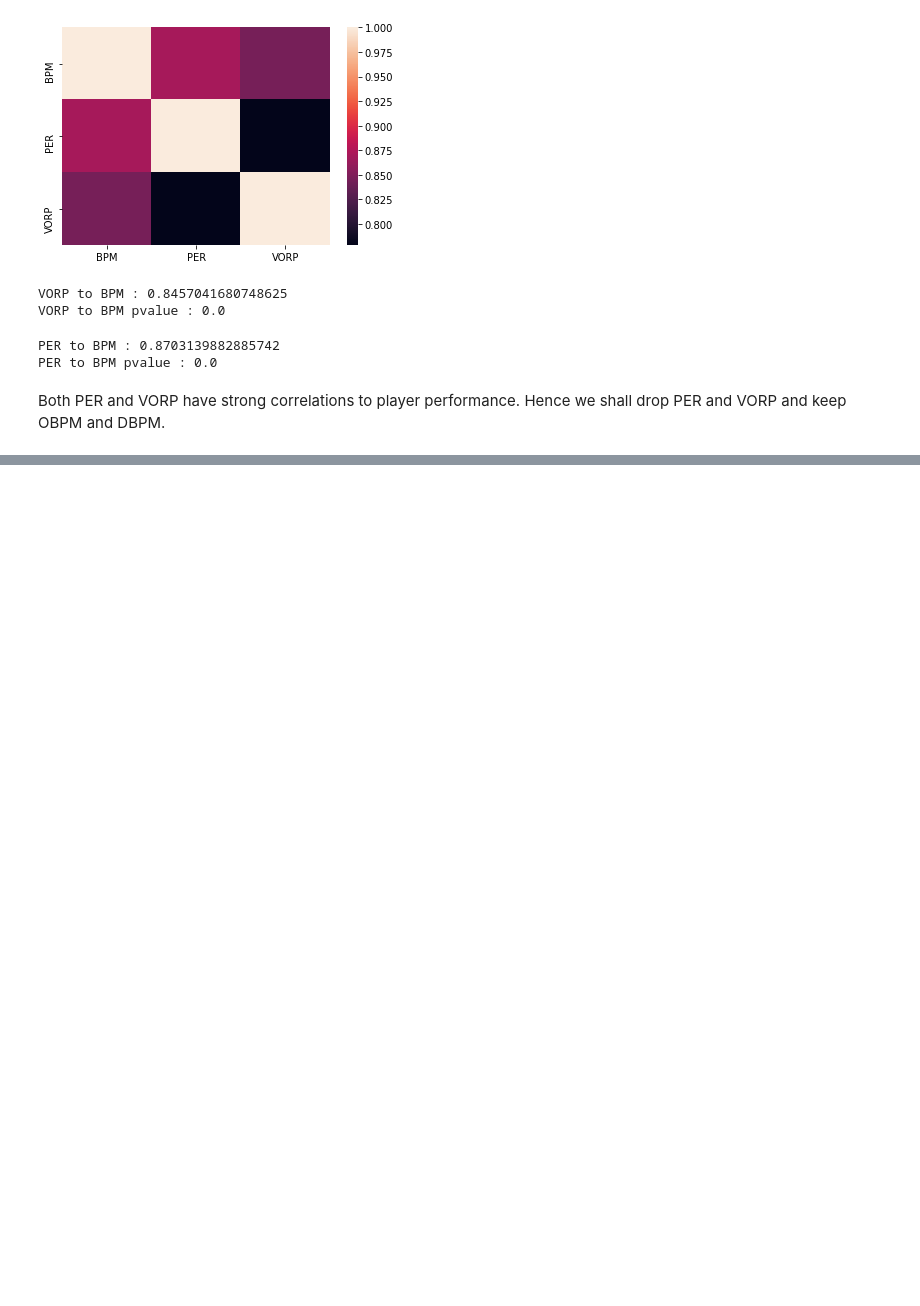
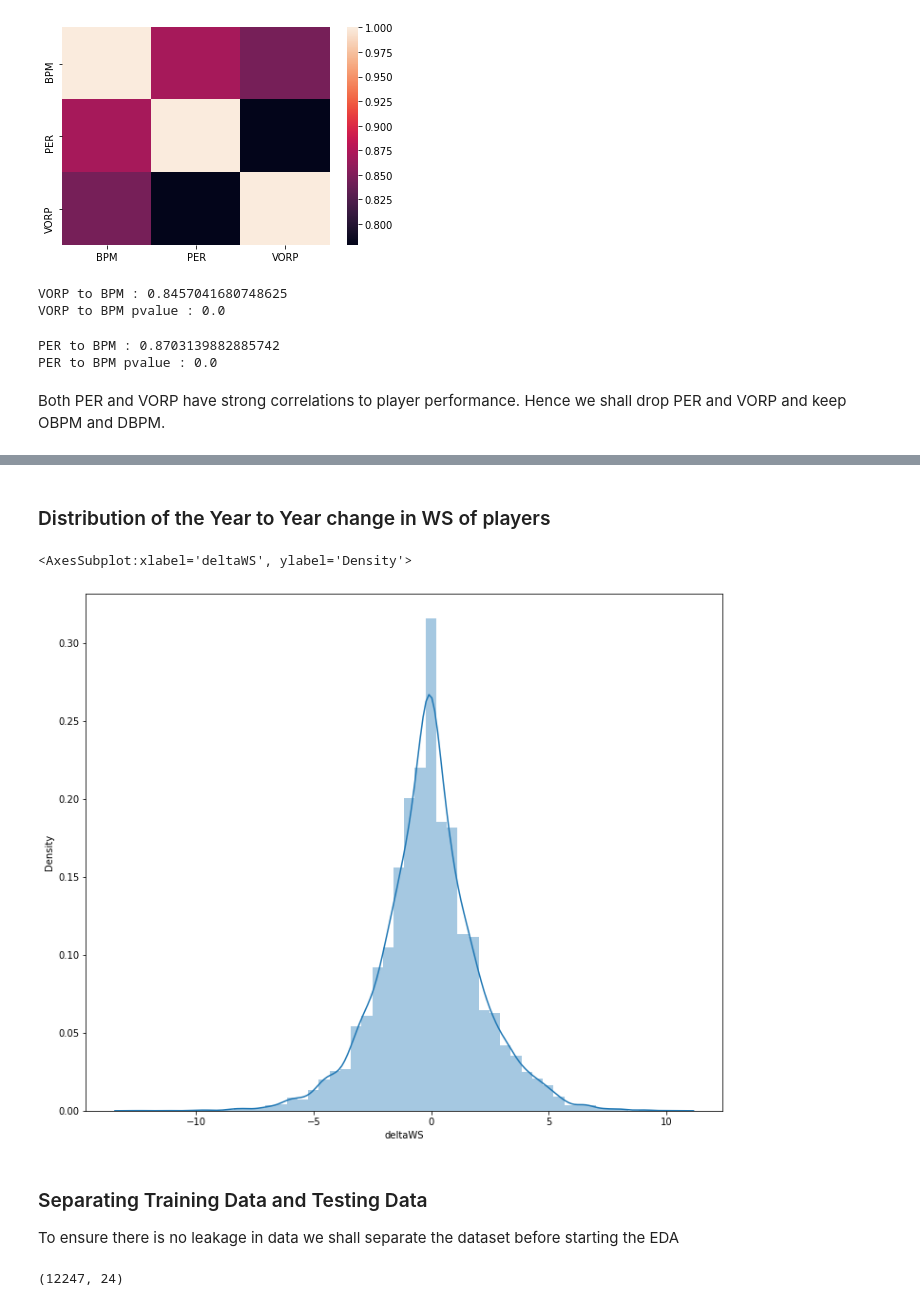
Before and after one commit to Pasindu19970808/NBAData, a Jupyter notebook: V2/NBA_DataAnalysis.ipynb, the cells around one changed output, grey strips where cells are left out. Cells and saved outputs as stored; diff of their text form; code cells hidden in the pictures; blank space fills up the shorter version.

```diff
--- a/V2/NBA_DataAnalysis.ipynb
+++ b/V2/NBA_DataAnalysis.ipynb
@@ -697,0 +741,6 @@ deltaWS_df.drop(["BPM","PER","VORP"],axis = 1, inplace = True)
+# %%
+features = deltaWS_df.columns.tolist()
+features.remove('deltaWS')
+features.extend(['deltaWS'])
+deltaWS_df = deltaWS_df[features]
+deltaWS_df.head(5)
@@ -697,0 +755,16 @@ deltaWS_df.drop(["BPM","PER","VORP"],axis = 1, inplace = True)
+# %% [markdown]
+<h3> Distribution of the Year to Year change in WS of players </h3>
+# %%
+fig,ax_deltawsdist = plt.subplots(1,1,figsize = (12,10))
+sns.distplot(deltaWS_df["deltaWS"], ax = ax_deltawsdist)
+# %% [output]
+<AxesSubplot:xlabel='deltaWS', ylabel='Density'>
+[figure, added]
+# %% [markdown]
+<h3> Separating Training Data and Testing Data </h3>
+
+To ensure there is no leakage in data we shall separate the dataset before starting the EDA
+# %%
+deltaWS_df.shape
+# %% [output]
+(12247, 24)
```
Also changed, not shown: parts of 14 cells of this notebook, 3 other files.
